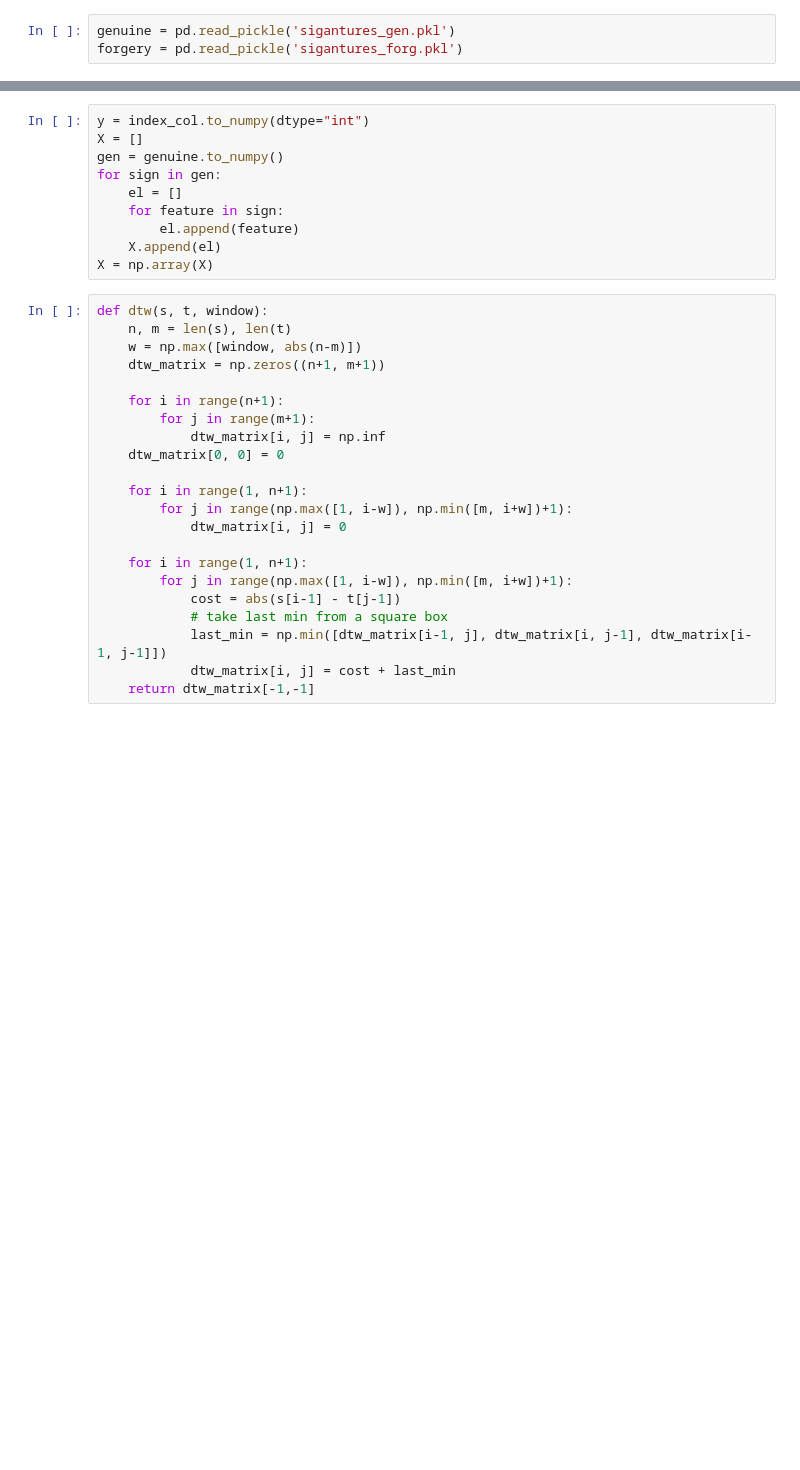
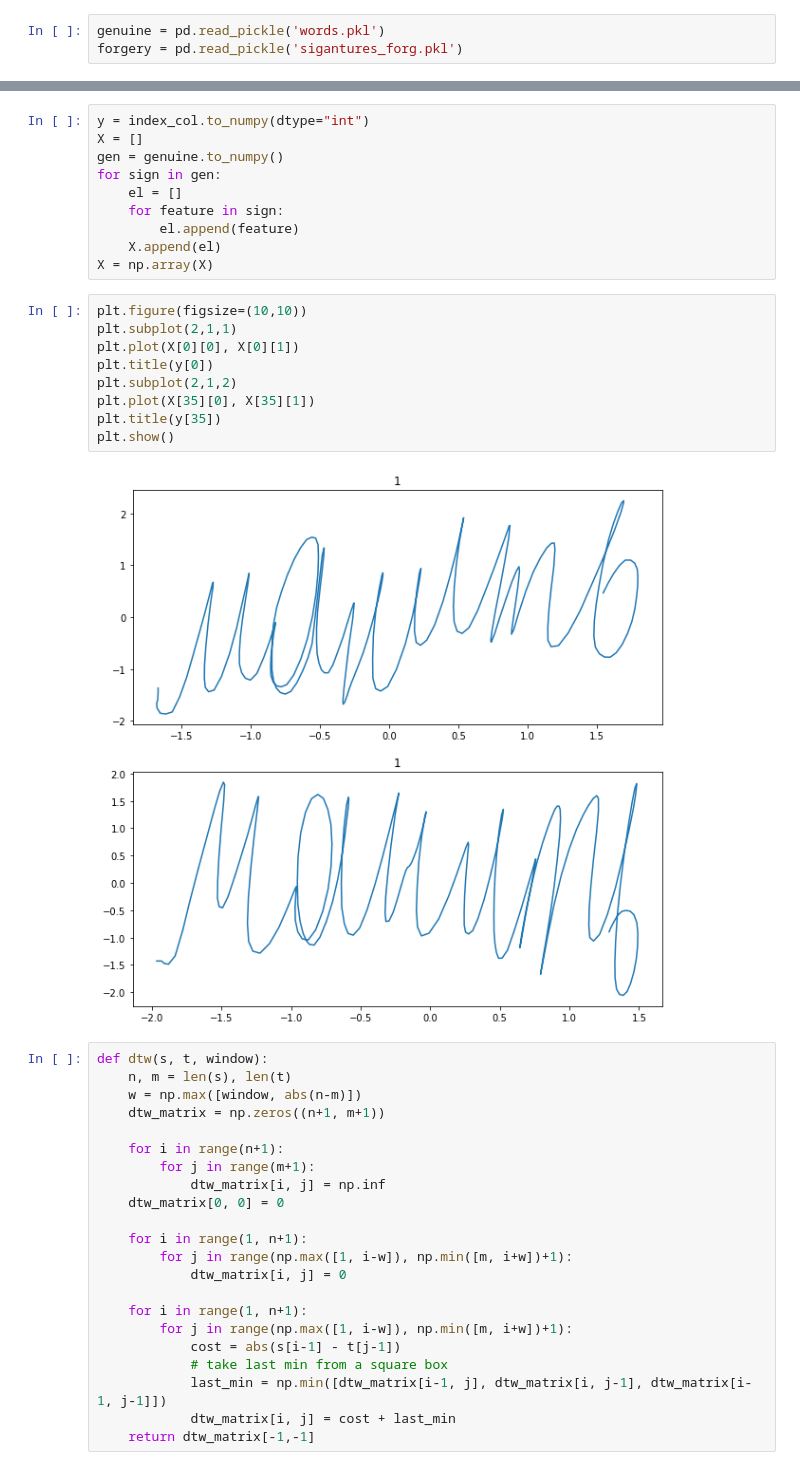
Before and after one commit to sophia-vdovkina/SignApp, a Jupyter notebook: preprocessing/TripletLoss.ipynb, the cells around one changed output, grey strips where cells are left out. Drawn from its saved outputs; the diff is of its cells as text; blank space fills up the shorter version.

```diff
--- a/preprocessing/TripletLoss.ipynb
+++ b/preprocessing/TripletLoss.ipynb
@@ -7,5 +7,5 @@ import tensorflow as tf
 import pandas as pd
 from scipy import stats
 # %%
-genuine = pd.read_pickle('sigantures_gen.pkl')
+genuine = pd.read_pickle('words.pkl')
 forgery = pd.read_pickle('sigantures_forg.pkl')
@@ -56,6 +63,17 @@ for sign in gen:
         el.append(feature)
     X.append(el)
 X = np.array(X)
+# %%
+plt.figure(figsize=(10,10))
+plt.subplot(2,1,1)
+plt.plot(X[0][0], X[0][1])
+plt.title(y[0])
+plt.subplot(2,1,2)
+plt.plot(X[35][0], X[35][1])
+plt.title(y[35])
+plt.show()
+# %% [output]
+[figure, added]
 # %%
 def dtw(s, t, window):
     n, m = len(s), len(t)
```
Also changed, not shown: parts of 25 cells of this notebook, 8 other files.
